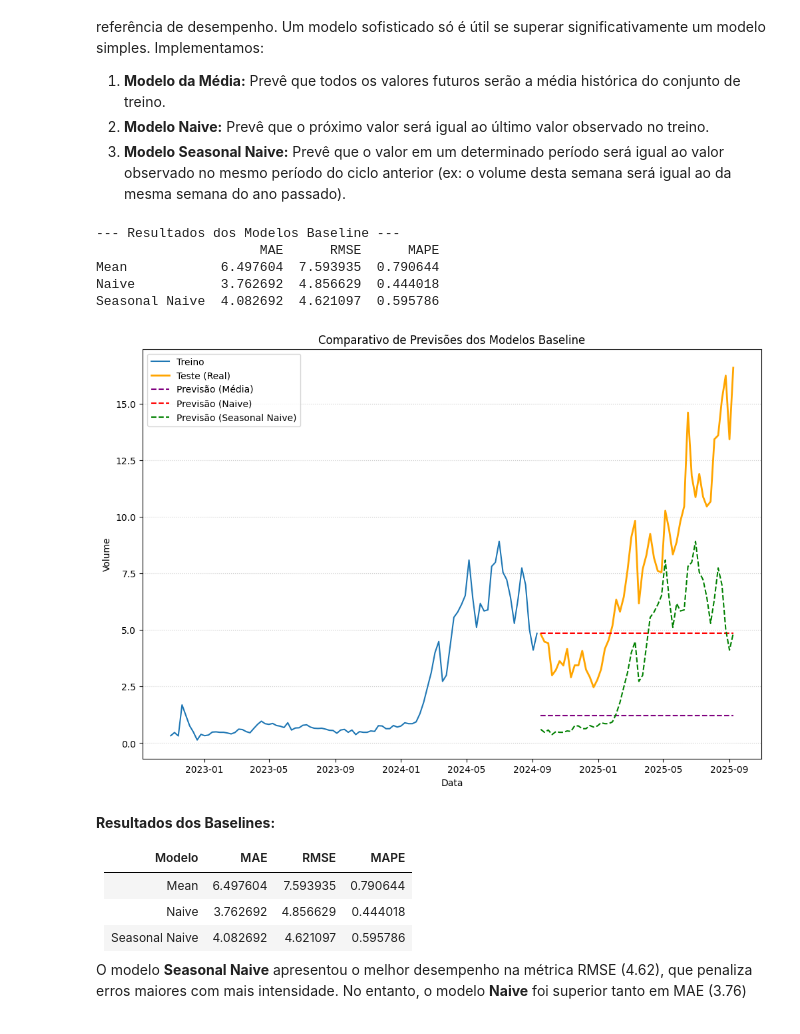
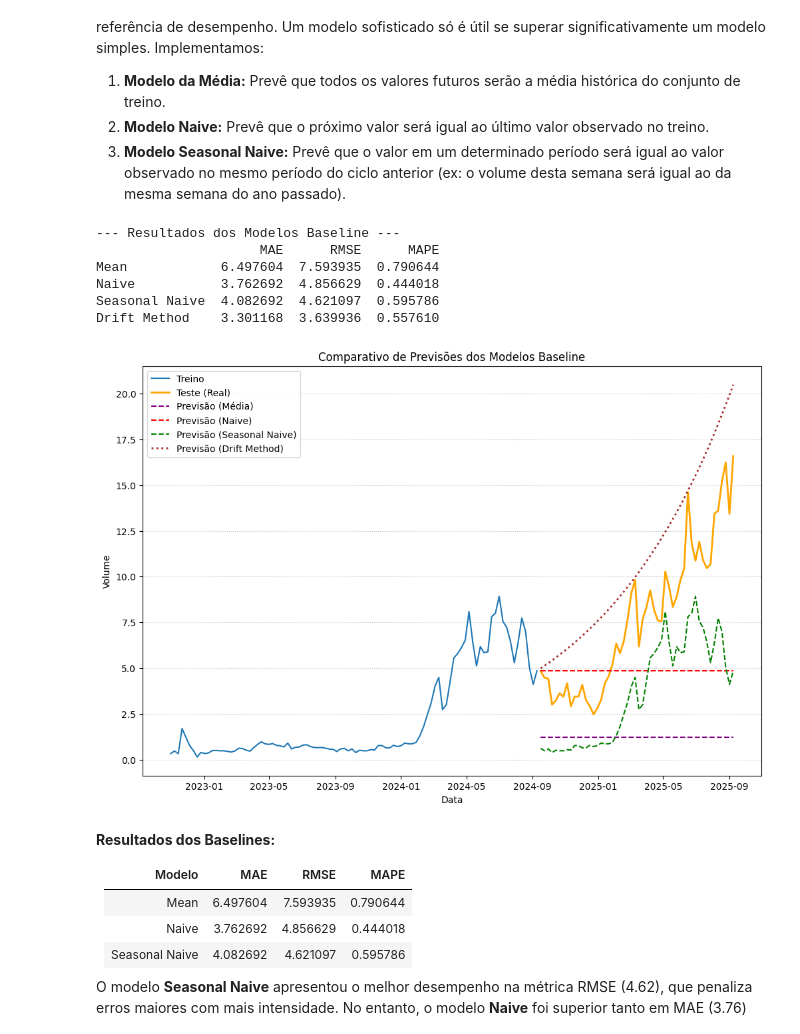
Before and after one commit to Vinasque/series_temporais, a Jupyter notebook: trabalho_a1.ipynb, the cells around one changed output. Drawn from its saved outputs; the diff is of its cells as text; code cells hidden in the pictures.

```diff
--- a/trabalho_a1.ipynb
+++ b/trabalho_a1.ipynb
@@ -421,57 +421,64 @@ pred_naive = np.full(len(y_test), y_train.iloc[-1])
 # 3. Seasonal Naive (último valor do mesmo período sazonal)
 pred_seasonal_naive = y_train.iloc[-52:].values
 
+# 4. Drift Method (naive com Tendência)
+drift = (y_train.iloc[-1] - y_train.iloc[0]) / (len(y_train) - 1)
+pred_drift = y_train.iloc[-1] + np.arange(1, len(y_test) + 1) * drift
+
+
 # revertendo a transformação logarítmica para calcular as métricas
 pred_mean_orig = np.exp(pred_mean)
 pred_naive_orig = np.exp(pred_naive)
 pred_seasonal_naive_orig = np.exp(pred_seasonal_naive)
+pred_drift_orig = np.exp(pred_drift)
 y_test_orig = np.exp(y_test)
 
+
 # métricas
-results['Mean'] = {
-    'MAE': mean_absolute_error(y_test_orig, pred_mean_orig),
-    'RMSE': np.sqrt(mean_squared_error(y_test_orig, pred_mean_orig)),
-    'MAPE': mean_absolute_percentage_error(y_test_orig, pred_mean_orig)
+models = {
+    'Mean': pred_mean_orig,
+    'Naive': pred_naive_orig,
+    'Seasonal Naive': pred_seasonal_naive_orig,
+    'Drift Method': pred_drift_orig
 }
-results['Naive'] = {
-    'MAE': mean_absolute_error(y_test_orig, pred_naive_orig),
-    'RMSE': np.sqrt(mean_squared_error(y_test_orig, pred_naive_orig)),
-    'MAPE': mean_absolute_percentage_error(y_test_orig, pred_naive_orig)
-}
-results['Seasonal Naive'] = {
-    'MAE': mean_absolute_error(y_test_orig, pred_seasonal_naive_orig),
-    'RMSE': np.sqrt(mean_squared_error(y_test_orig, pred_seasonal_naive_orig)),
-    'MAPE': mean_absolute_percentage_error(y_test_orig, pred_seasonal_naive_orig)
-}
+
+for name, pred in models.items():
+    results[name] = {
+        'MAE': mean_absolute_error(y_test_orig, pred),
+        'RMSE': np.sqrt(mean_squared_error(y_test_orig, pred)),
+        'MAPE': mean_absolute_percentage_error(y_test_orig, pred)
+    }
 
 results_df = pd.DataFrame(results).T
 print("--- Resultados dos Modelos Baseline ---")
 print(results_df)
 
 plt.figure(figsize=(12, 8))
 
 # dados reais
 plt.plot(train_df.index, train_df['volume'], label='Treino')
 plt.plot(test_df.index, test_df['volume'], label='Teste (Real)', color='orange', linewidth=2)
 
 # previsões
 plt.plot(test_df.index, pred_mean_orig, label='Previsão (Média)', linestyle='--', color='purple')
 plt.plot(test_df.index, pred_naive_orig, label='Previsão (Naive)', linestyle='--', color='red')
 plt.plot(test_df.index, pred_seasonal_naive_orig, label='Previsão (Seasonal Naive)', linestyle='--', color='green')
+plt.plot(test_df.index, pred_drift_orig, label='Previsão (Drift Method)', linestyle=':', color='brown', linewidth=2)
 
 plt.title('Comparativo de Previsões dos Modelos Baseline')
 plt.xlabel('Data')
 plt.ylabel('Volume')
 plt.legend()
 plt.grid(axis='y', linestyle=':', alpha=0.7)
 plt.show()
 # %% [output]
 --- Resultados dos Modelos Baseline ---
                      MAE      RMSE      MAPE
 Mean            6.497604  7.593935  0.790644
 Naive           3.762692  4.856629  0.444018
 Seasonal Naive  4.082692  4.621097  0.595786
+Drift Method    3.301168  3.639936  0.557610
-[figure, old version]
+[figure, new version]
 # %% [markdown]
 **Resultados dos Baselines:**
 
```
Also changed, not shown: parts of 4 cells of this notebook, 2 other files.
